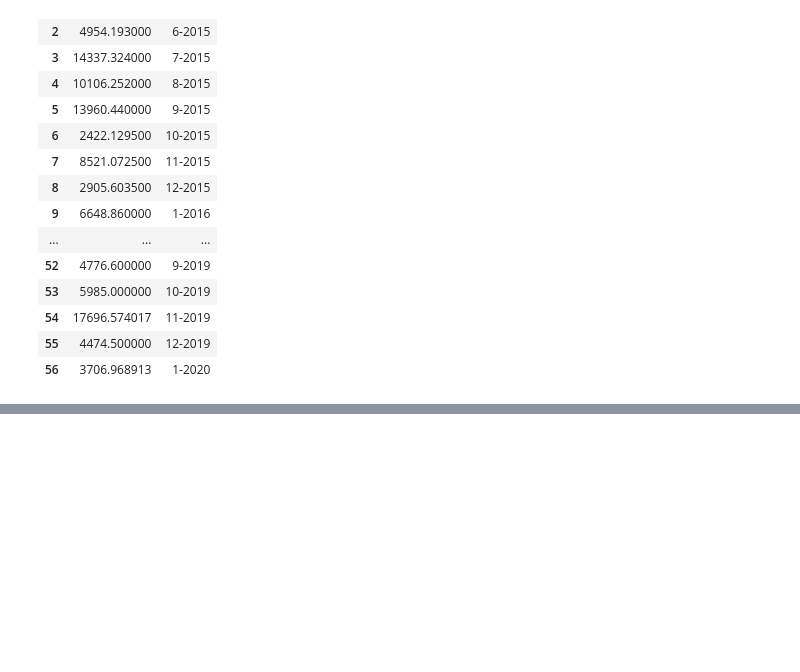
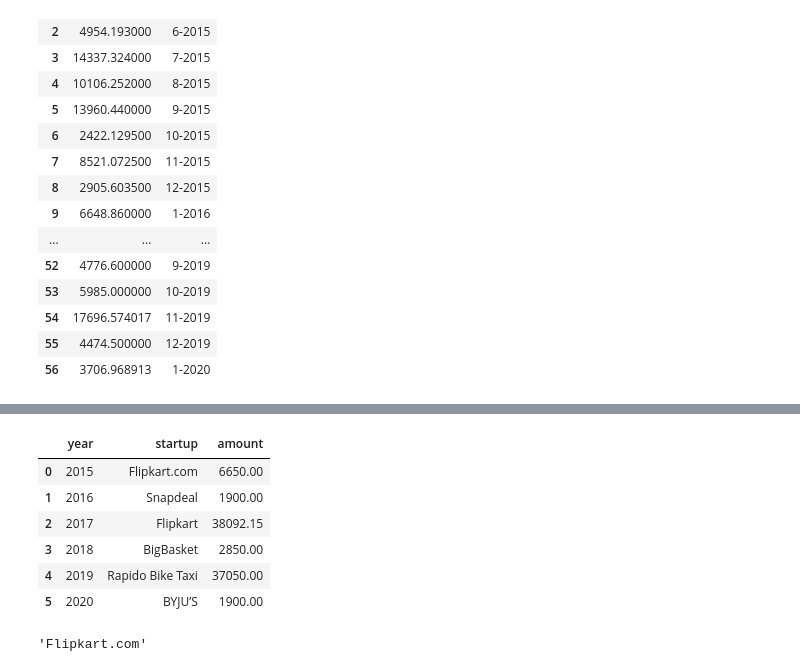
Before and after one commit to AnkitBhardwaj0/python_practice, a Jupyter notebook: pandas/startup_data_cleaning.ipynb, the cells around one changed output, grey strips where cells are left out. Cells and saved outputs as stored; diff of their text form; code cells hidden in the pictures; blank space fills up the shorter version.

```diff
--- a/pandas/startup_data_cleaning.ipynb
+++ b/pandas/startup_data_cleaning.ipynb
@@ -275,0 +344,11 @@ temp_df[['amount','x_axis']]
+# %%
+temp=df.groupby('year').apply(lambda x:x.groupby('startup')['amount'].sum().sort_values(ascending=False).head(1)).reset_index()
+temp
+# %% [output]
+|  | year | startup | amount |
+| 0 | 2015 | Flipkart.com | 6650.00 |
+| 1 | 2016 | Snapdeal | 1900.00 |
+| 2 | 2017 | Flipkart | 38092.15 |
+| 3 | 2018 | BigBasket | 2850.00 |
+| 4 | 2019 | Rapido Bike Taxi | 37050.00 |
+| 5 | 2020 | BYJU’S | 1900.00 |
@@ -275,0 +357,4 @@ temp_df[['amount','x_axis']]
+# %%
+temp.loc[2015]['startup']
+# %% [output]
+'Flipkart.com'
```
Also changed, not shown: parts of 14 cells of this notebook.
